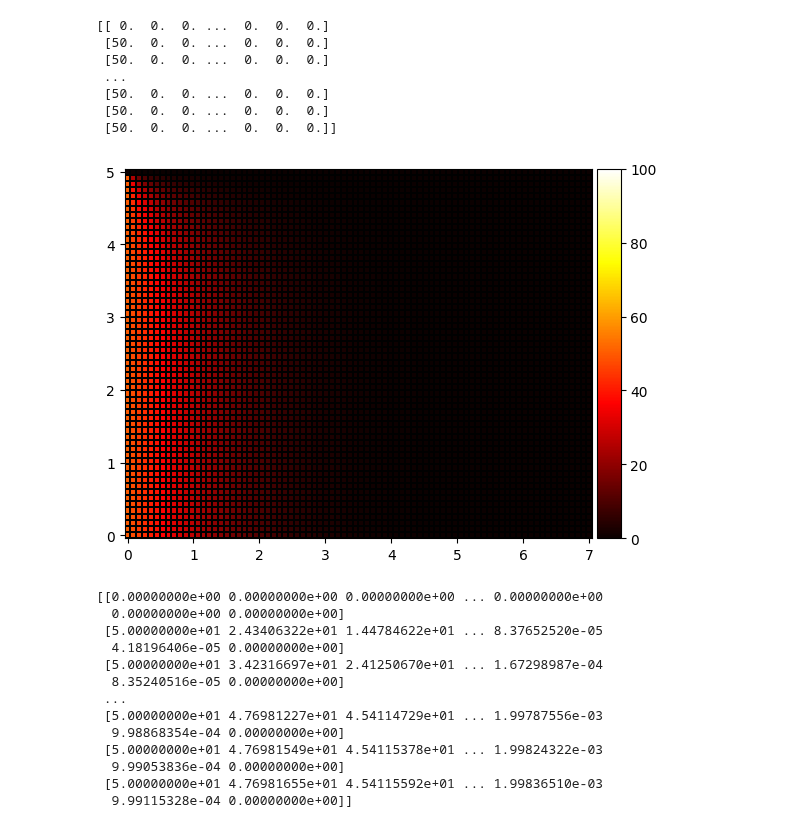
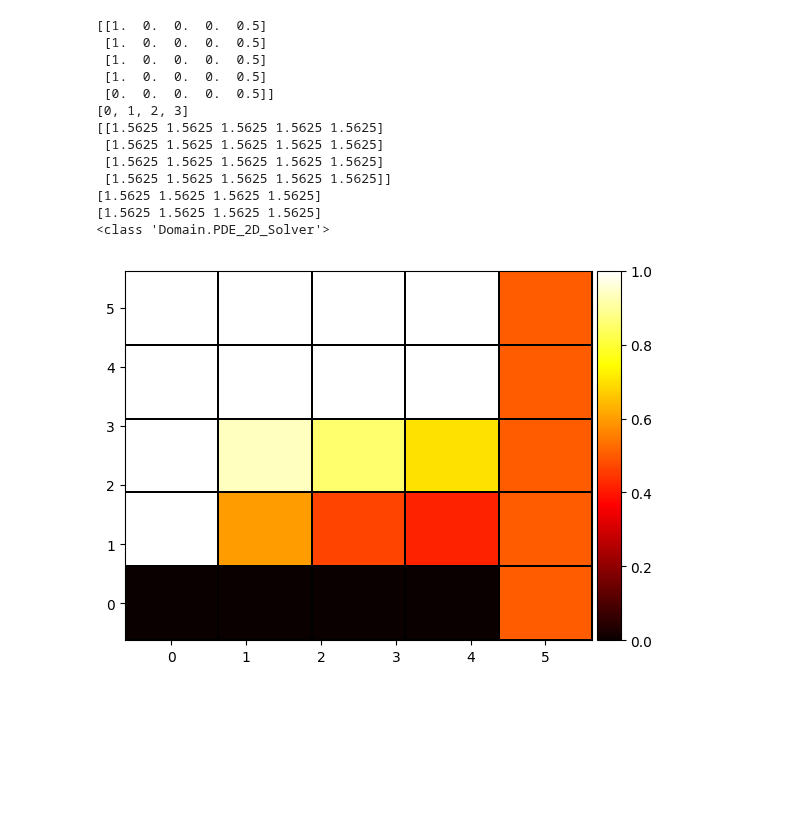
Before and after one commit to MehmetHakanSari/PotentialSolver, a Jupyter notebook: trials.ipynb, the cells around one changed output. Saved outputs shown, nothing was run; the diff lists cells and outputs as text; code cells hidden in the pictures; blank space fills up the shorter version.

```diff
--- a/trials.ipynb
+++ b/trials.ipynb
@@ -8,29 +8,7 @@ from matplotlib import cm
 import numpy as np
 from Domain import Mesh
 from Domain import PDE_2D_Solver
-
-def TDMA(W,C,E,Q):
-        """
-            W: west
-            C: center
-            E: east
-            Q: source
-        """
-        n = len(Q)
-        X = np.zeros(n)
-        for i in range(1,n):
-            C[i] = C[i] - E[i-1] * W[i] / C[i-1]
-            Q[i] = Q[i] - Q[i-1] * W[i] / C[i-1]
-
-        X[-1] = Q[-1] / C[-1]
-        print(C)
-        print(Q)
-        # print("ssdgdsg")
-        # print(list(range(n-1, -1, -1)))
-        for i in range(n-2, -1, -1):
-            X[i] = (Q[i] - E[i] * X[i+1]) / C[i]
-
-        return X
+from Differentials import TDMA
 
 
 x, y = sy.symbols('x y')
@@ -84,9 +62,9 @@ color = np.sqrt(((dx-n)/2)*2 + ((dy-n)/2)*2)
 # plt.show()
 
 
-block_coordinates = [(0,0),(0,5),(7,5),(7,0)]
+block_coordinates = [(0,0),(0,5),(5,5),(5,0)]
 # print(list(block_coordinates[3]))
-node_numbers = [80, 60]
+node_numbers = [5, 5]
 
 
 
@@ -98,59 +76,53 @@ space.nonuniform_block_mesh_2D()
 # print(space.matricies[0])
 # print(space.matricies[1])
 
-BCs = {'W': 'D', 'S': 'D', 'E': 'D', 'N': 'D' }
-BCs_values = {'W': 50, 'S': 100, 'E': 0, 'N': 0}
+BCs = {'W': 'D', 'S': 'D', 'E': 'D', 'N': 'N'}
+BCs_values = {'W': 1, 'S': 0, 'E': 0.5, 'N': 1.6}
 
-solution = PDE_2D_Solver(BCs)
-solution.solver(BCs_values, space)
+solution = PDE_2D_Solver(space,BCs)
+solution.solver(BCs_values)
+print(type(solution))
+solution.velocityfield()
 
 
 fig, ax = plt.subplots()
 # # ax = fig1.add_subplot(111, projection='3d')
 z = np.zeros((node_numbers[1],node_numbers[0]))
 x_MAT = space.matricies[0]
 y_MAT = space.matricies[1]
 # # ax.plot_surface(x_MAT,y_MAT,z,vmin=-0.5, vmax=1.0, edgecolors="black")
 # plt.plot(x_MAT,y_MAT,z,vmin=-0.5, vmax=1.0, edgecolors="black")
-image = ax.pcolormesh(x_MAT,np.flip(y_MAT),solution.solution, vmin=0, vmax=100, edgecolors="black", cmap='hot', linewidth=0.1)
+image = ax.pcolormesh(x_MAT,np.flip(y_MAT),solution.solution, vmin=0, vmax=1, edgecolors="black", cmap='hot', linewidth=0.1)
 divider = make_axes_locatable(ax)
 cax = divider.append_axes("right", size="5%", pad=0.05)
 plt.colorbar(image, cax=cax)
 plt.show()
 
-print(solution.solution)
-
+# print(solution.solution)
 
 # W = np.array([0, -4, -4],dtype='float')
 # C = np.array([10, 10, 10],dtype='float')
 # E = np.array([-4, -4, 0],dtype='float')
 # Q = np.array([275, 75, 475],dtype='float')
 
 # print(TDMA(W,C,E,Q))
 
 # x_MAT = np.array([[1,2,3,4,5],[11,21,31,41,51],[51,52,53,54,55]])
 # x_MAT = x_MAT.T
 # print(x_MAT)
 # print(x_MAT[-2:0:-1,1])
 # %% [output]
-[[ 0.  0.  0. ...  0.  0.  0.]
- [50.  0.  0. ...  0.  0.  0.]
- [50.  0.  0. ...  0.  0.  0.]
- ...
- [50.  0.  0. ...  0.  0.  0.]
- [50.  0.  0. ...  0.  0.  0.]
- [50.  0.  0. ...  0.  0.  0.]]
+[[1.  0.  0.  0.  0.5]
+ [1.  0.  0.  0.  0.5]
+ [1.  0.  0.  0.  0.5]
+ [1.  0.  0.  0.  0.5]
+ [0.  0.  0.  0.  0.5]]
+[0, 1, 2, 3]
+[[1.5625 1.5625 1.5625 1.5625 1.5625]
+ [1.5625 1.5625 1.5625 1.5625 1.5625]
+ [1.5625 1.5625 1.5625 1.5625 1.5625]
+ [1.5625 1.5625 1.5625 1.5625 1.5625]]
+[1.5625 1.5625 1.5625 1.5625]
+[1.5625 1.5625 1.5625 1.5625]
+<class 'Domain.PDE_2D_Solver'>
-[figure, old version]
+[figure, new version]
-[[0.00000000e+00 0.00000000e+00 0.00000000e+00 ... 0.00000000e+00
-  0.00000000e+00 0.00000000e+00]
- [5.00000000e+01 2.43406322e+01 1.44784622e+01 ... 8.37652520e-05
-  4.18196406e-05 0.00000000e+00]
- [5.00000000e+01 3.42316697e+01 2.41250670e+01 ... 1.67298987e-04
-  8.35240516e-05 0.00000000e+00]
- ...
- [5.00000000e+01 4.76981227e+01 4.54114729e+01 ... 1.99787556e-03
-  9.98868354e-04 0.00000000e+00]
- [5.00000000e+01 4.76981549e+01 4.54115378e+01 ... 1.99824322e-03
-  9.99053836e-04 0.00000000e+00]
- [5.00000000e+01 4.76981655e+01 4.54115592e+01 ... 1.99836510e-03
-  9.99115328e-04 0.00000000e+00]]
```
Also changed, not shown: parts of 2 cells of this notebook, 2 other files.
